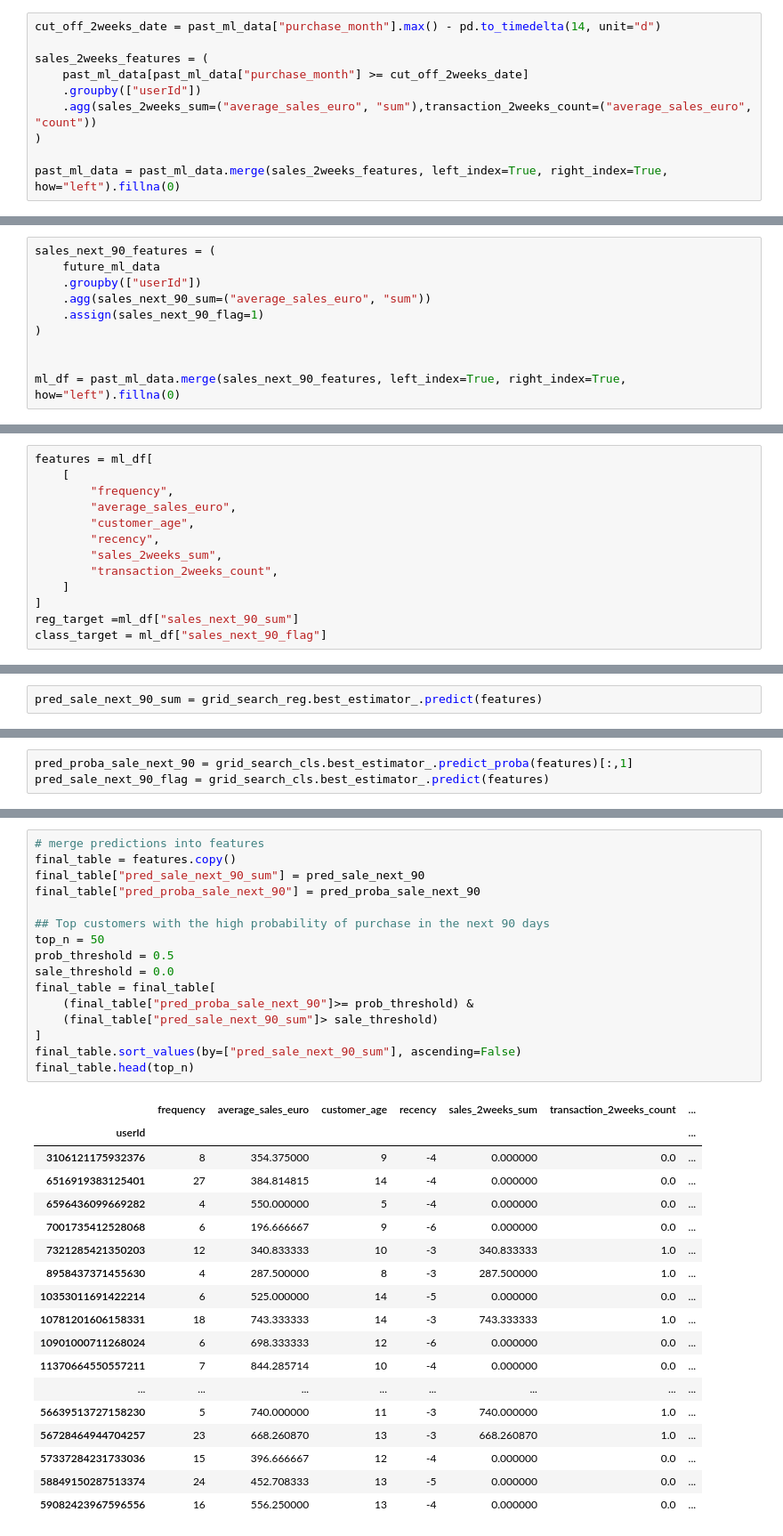
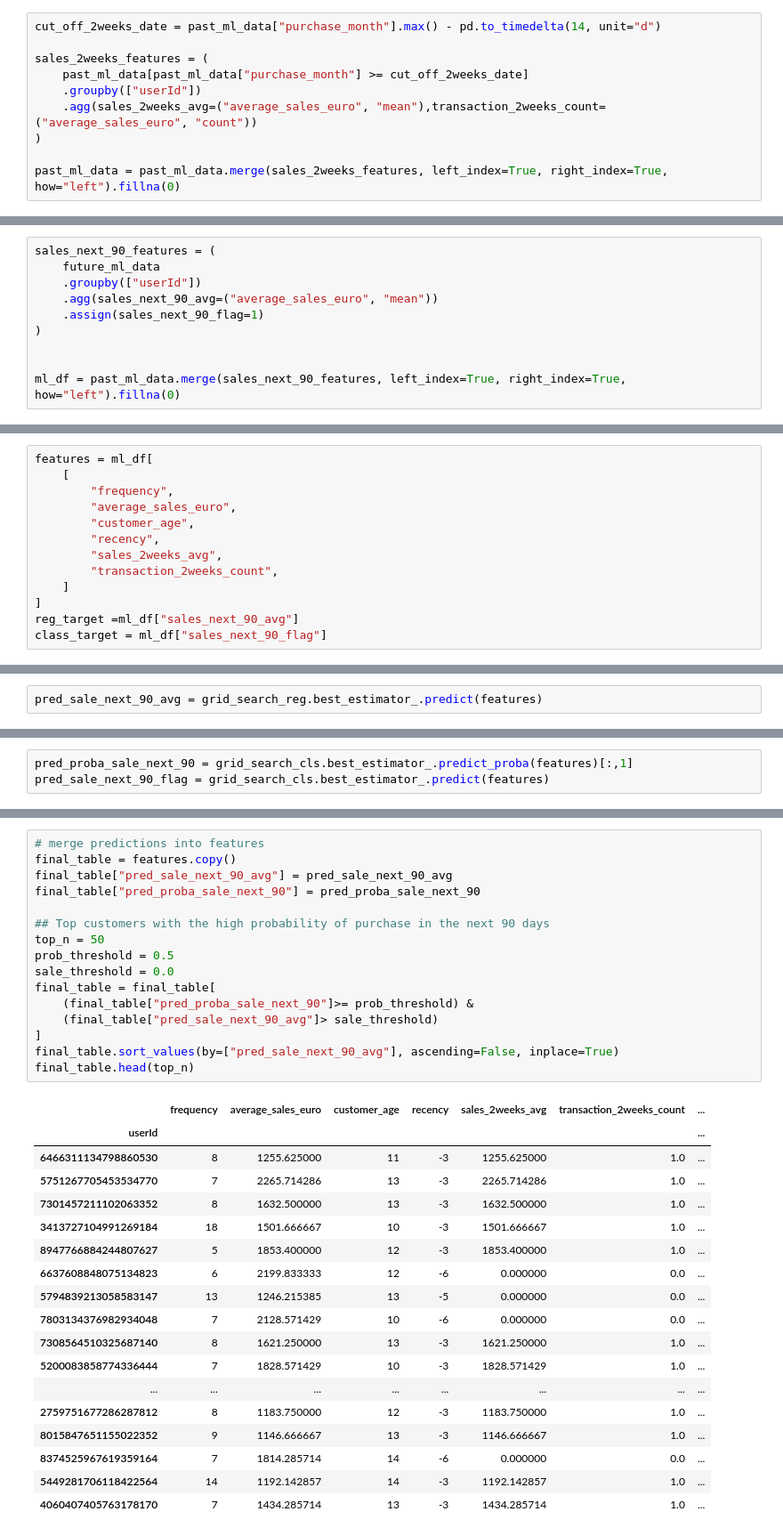
Before and after one commit to kennedyopokuasare/ResqCLV, a Jupyter notebook: customer-lifetime-value-analysis.ipynb, the cells around one changed output, grey strips where cells are left out. Shown at 89% size. Cells and saved outputs as stored; diff of their text form.

```diff
--- a/customer-lifetime-value-analysis.ipynb
+++ b/customer-lifetime-value-analysis.ipynb
@@ -669,7 +669,7 @@ cut_off_2weeks_date = past_ml_data["purchase_month"].max() - pd.to_timedelta(14,
 sales_2weeks_features = (
     past_ml_data[past_ml_data["purchase_month"] >= cut_off_2weeks_date]
     .groupby(["userId"])
-    .agg(sales_2weeks_sum=("average_sales_euro", "sum"),transaction_2weeks_count=("average_sales_euro", "count"))
+    .agg(sales_2weeks_avg=("average_sales_euro", "mean"),transaction_2weeks_count=("average_sales_euro", "count"))
 )
 
 past_ml_data = past_ml_data.merge(sales_2weeks_features, left_index=True, right_index=True, how="left").fillna(0)
@@ -679,7 +683,7 @@ Targets
 sales_next_90_features = (
     future_ml_data
     .groupby(["userId"])
-    .agg(sales_next_90_sum=("average_sales_euro", "sum"))
+    .agg(sales_next_90_avg=("average_sales_euro", "mean"))
     .assign(sales_next_90_flag=1)
 )
 
@@ -697,9 +703,9 @@ features = ml_df[
         "average_sales_euro",
         "customer_age",
         "recency",
-        "sales_2weeks_sum",
+        "sales_2weeks_avg",
         "transaction_2weeks_count",
     ]
 ]
-reg_target =ml_df["sales_next_90_sum"]
+reg_target =ml_df["sales_next_90_avg"]
 class_target = ml_df["sales_next_90_flag"]
@@ -751,5 +740,5 @@ Best score:  -216.7722553675635
 # %%
-pred_sale_next_90_sum = grid_search_reg.best_estimator_.predict(features)
+pred_sale_next_90_avg = grid_search_reg.best_estimator_.predict(features)
 # %%
 import shap
 
@@ -792,35 +778,35 @@ shap.plots.beeswarm(explanation_cls)
 # %%
 # merge predictions into features
 final_table = features.copy()
-final_table["pred_sale_next_90_sum"] = pred_sale_next_90
+final_table["pred_sale_next_90_avg"] = pred_sale_next_90_avg
 final_table["pred_proba_sale_next_90"] = pred_proba_sale_next_90
 
 ## Top customers with the high probability of purchase in the next 90 days
 top_n = 50
 prob_threshold = 0.5
 sale_threshold = 0.0
 final_table = final_table[
     (final_table["pred_proba_sale_next_90"]>= prob_threshold) &
-    (final_table["pred_sale_next_90_sum"]> sale_threshold)
+    (final_table["pred_sale_next_90_avg"]> sale_threshold)
 ]
-final_table.sort_values(by=["pred_sale_next_90_sum"], ascending=False)
+final_table.sort_values(by=["pred_sale_next_90_avg"], ascending=False, inplace=True)
 final_table.head(top_n)
 # %% [output]
-|  | frequency | average_sales_euro | customer_age | recency | sales_2weeks_sum | transaction_2weeks_count | ... |
+|  | frequency | average_sales_euro | customer_age | recency | sales_2weeks_avg | transaction_2weeks_count | ... |
 | userId |  |  |  |  |  |  | ... |
-| 3106121175932376 | 8 | 354.375000 | 9 | -4 | 0.000000 | 0.0 | ... |
-| 6516919383125401 | 27 | 384.814815 | 14 | -4 | 0.000000 | 0.0 | ... |
-| 6596436099669282 | 4 | 550.000000 | 5 | -4 | 0.000000 | 0.0 | ... |
-| 7001735412528068 | 6 | 196.666667 | 9 | -6 | 0.000000 | 0.0 | ... |
-| 7321285421350203 | 12 | 340.833333 | 10 | -3 | 340.833333 | 1.0 | ... |
-| 8958437371455630 | 4 | 287.500000 | 8 | -3 | 287.500000 | 1.0 | ... |
-| 10353011691422214 | 6 | 525.000000 | 14 | -5 | 0.000000 | 0.0 | ... |
-| 10781201606158331 | 18 | 743.333333 | 14 | -3 | 743.333333 | 1.0 | ... |
-| 10901000711268024 | 6 | 698.333333 | 12 | -6 | 0.000000 | 0.0 | ... |
-| 11370664550557211 | 7 | 844.285714 | 10 | -4 | 0.000000 | 0.0 | ... |
+| 6466311134798860530 | 8 | 1255.625000 | 11 | -3 | 1255.625000 | 1.0 | ... |
+| 5751267705453534770 | 7 | 2265.714286 | 13 | -3 | 2265.714286 | 1.0 | ... |
+| 7301457211102063352 | 8 | 1632.500000 | 13 | -3 | 1632.500000 | 1.0 | ... |
+| 3413727104991269184 | 18 | 1501.666667 | 10 | -3 | 1501.666667 | 1.0 | ... |
+| 8947766884244807627 | 5 | 1853.400000 | 12 | -3 | 1853.400000 | 1.0 | ... |
+| 6637608848075134823 | 6 | 2199.833333 | 12 | -6 | 0.000000 | 0.0 | ... |
+| 5794839213058583147 | 13 | 1246.215385 | 13 | -5 | 0.000000 | 0.0 | ... |
+| 7803134376982934048 | 7 | 2128.571429 | 10 | -6 | 0.000000 | 0.0 | ... |
+| 7308564510325687140 | 8 | 1621.250000 | 13 | -3 | 1621.250000 | 1.0 | ... |
+| 5200083858774336444 | 7 | 1828.571429 | 10 | -3 | 1828.571429 | 1.0 | ... |
 | ... | ... | ... | ... | ... | ... | ... | ... |
-| 56639513727158230 | 5 | 740.000000 | 11 | -3 | 740.000000 | 1.0 | ... |
-| 56728464944704257 | 23 | 668.260870 | 13 | -3 | 668.260870 | 1.0 | ... |
-| 57337284231733036 | 15 | 396.666667 | 12 | -4 | 0.000000 | 0.0 | ... |
-| 58849150287513374 | 24 | 452.708333 | 13 | -5 | 0.000000 | 0.0 | ... |
-| 59082423967596556 | 16 | 556.250000 | 13 | -4 | 0.000000 | 0.0 | ... |
+| 2759751677286287812 | 8 | 1183.750000 | 12 | -3 | 1183.750000 | 1.0 | ... |
+| 8015847651155022352 | 9 | 1146.666667 | 13 | -3 | 1146.666667 | 1.0 | ... |
+| 8374525967619359164 | 7 | 1814.285714 | 14 | -6 | 0.000000 | 0.0 | ... |
+| 5449281706118422564 | 14 | 1192.142857 | 14 | -3 | 1192.142857 | 1.0 | ... |
+| 4060407405763178170 | 7 | 1434.285714 | 13 | -3 | 1434.285714 | 1.0 | ... |
```
Also changed, not shown: parts of 14 cells of this notebook, 1 other file.
